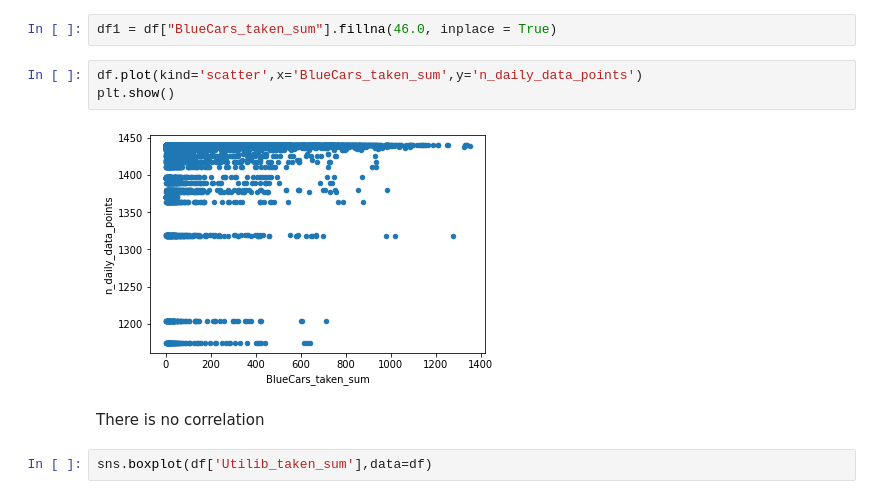
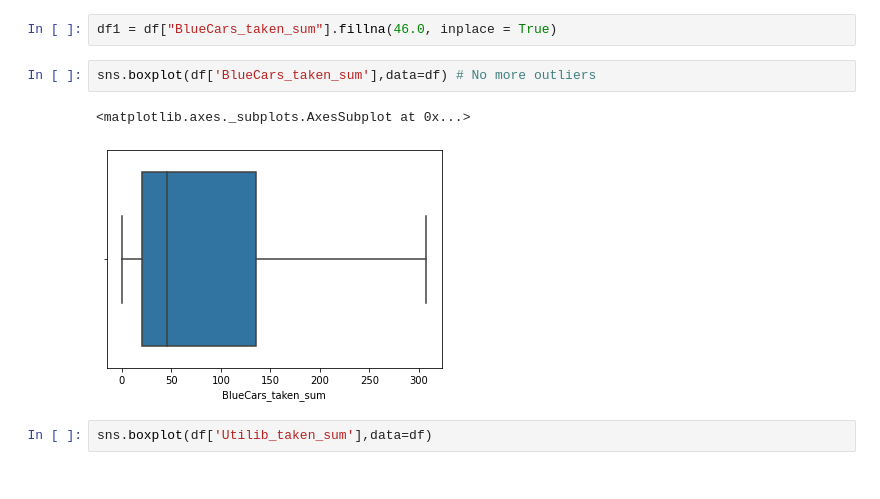
Before and after one commit to KaruraM/ANALYSIS, a Jupyter notebook: HYPOTHESIS_TESTING.ipynb, the cells around one changed output. Cells and saved outputs as stored; diff of their text form.

```diff
--- a/HYPOTHESIS_TESTING.ipynb
+++ b/HYPOTHESIS_TESTING.ipynb
@@ -131,13 +128,11 @@ df['BlueCars_taken_sum'].median()
 46.0
 # %%
 df1 = df["BlueCars_taken_sum"].fillna(46.0, inplace = True)
-# %%
-df.plot(kind='scatter',x='BlueCars_taken_sum',y='n_daily_data_points')
-plt.show()
-# %% [output]
-[figure, removed]
-# %% [markdown]
-There is no correlation
+# %%
+sns.boxplot(df['BlueCars_taken_sum'],data=df) # No more outliers
+# %% [output]
+<matplotlib.axes._subplots.AxesSubplot at 0x...>
+[figure, added]
 # %%
 sns.boxplot(df['Utilib_taken_sum'],data=df)
 # %% [output]
```
Also changed, not shown: parts of 37 cells of this notebook.
